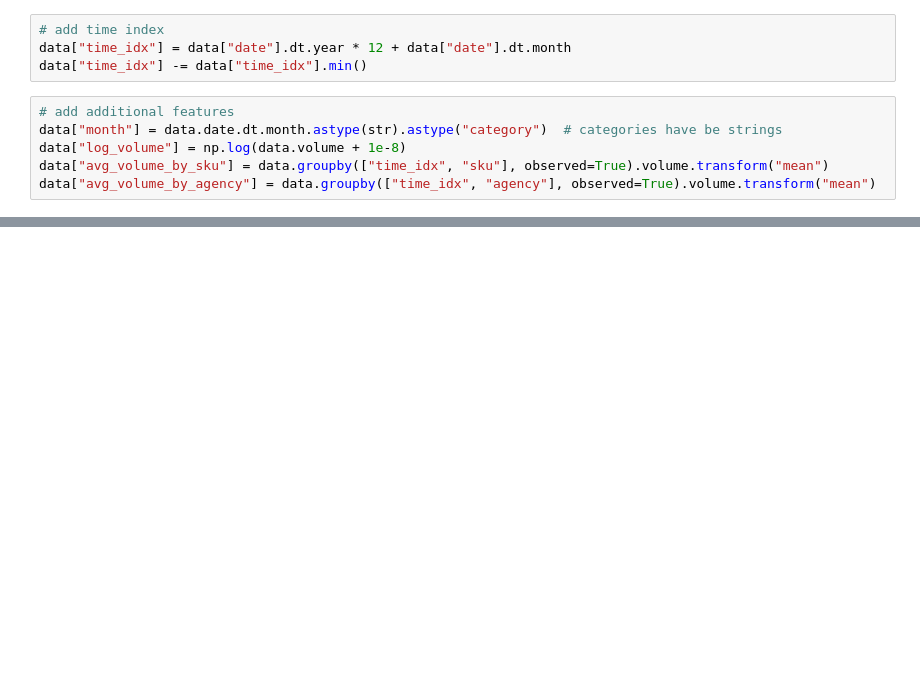
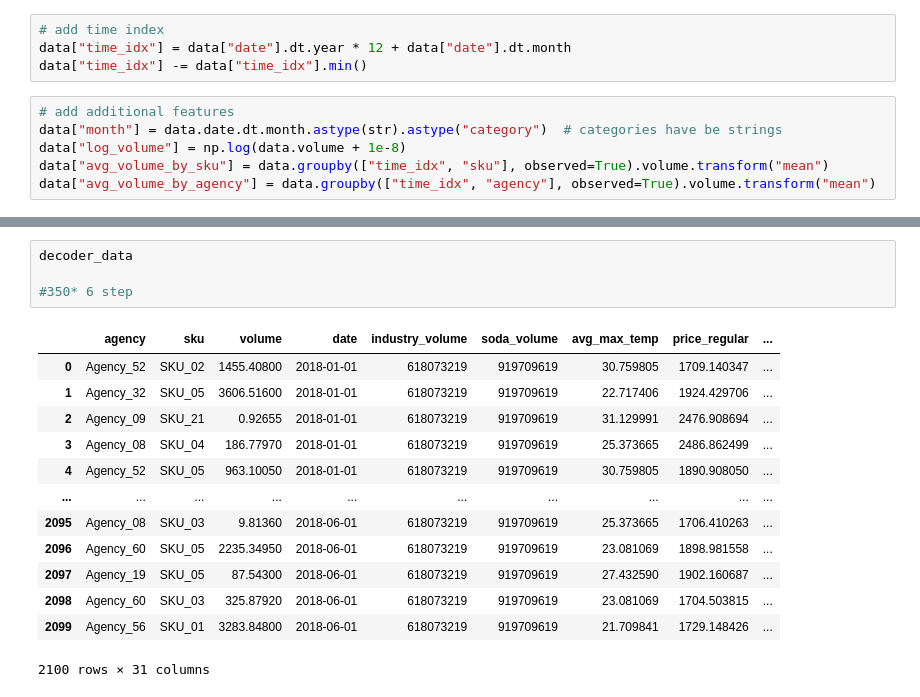
Before and after one commit to bub3690/dacon_study, a Jupyter notebook: inha_2022/Temporal_example/example.ipynb, the cells around one changed output, grey strips where cells are left out. Saved outputs shown, nothing was run; the diff lists cells and outputs as text; blank space fills up the shorter version.

```diff
--- a/inha_2022/Temporal_example/example.ipynb
+++ b/inha_2022/Temporal_example/example.ipynb
@@ -103,0 +528,18 @@ data.describe()
+# %%
+decoder_data
+
+#350* 6 step
+# %% [output]
+|  | agency | sku | volume | date | industry_volume | soda_volume | avg_max_temp | price_regular | ... |
+| 0 | Agency_52 | SKU_02 | 1455.40800 | 2018-01-01 | 618073219 | 919709619 | 30.759805 | 1709.140347 | ... |
+| 1 | Agency_32 | SKU_05 | 3606.51600 | 2018-01-01 | 618073219 | 919709619 | 22.717406 | 1924.429706 | ... |
+| 2 | Agency_09 | SKU_21 | 0.92655 | 2018-01-01 | 618073219 | 919709619 | 31.129991 | 2476.908694 | ... |
+| 3 | Agency_08 | SKU_04 | 186.77970 | 2018-01-01 | 618073219 | 919709619 | 25.373665 | 2486.862499 | ... |
+| 4 | Agency_52 | SKU_05 | 963.10050 | 2018-01-01 | 618073219 | 919709619 | 30.759805 | 1890.908050 | ... |
+| ... | ... | ... | ... | ... | ... | ... | ... | ... | ... |
+| 2095 | Agency_08 | SKU_03 | 9.81360 | 2018-06-01 | 618073219 | 919709619 | 25.373665 | 1706.410263 | ... |
+| 2096 | Agency_60 | SKU_05 | 2235.34950 | 2018-06-01 | 618073219 | 919709619 | 23.081069 | 1898.981558 | ... |
+| 2097 | Agency_19 | SKU_05 | 87.54300 | 2018-06-01 | 618073219 | 919709619 | 27.432590 | 1902.160687 | ... |
+| 2098 | Agency_60 | SKU_03 | 325.87920 | 2018-06-01 | 618073219 | 919709619 | 23.081069 | 1704.503815 | ... |
+| 2099 | Agency_56 | SKU_01 | 3283.84800 | 2018-06-01 | 618073219 | 919709619 | 21.709841 | 1729.148426 | ... |
+2100 rows × 31 columns
```
Also changed, not shown: parts of 25 cells of this notebook, 4 other files.
